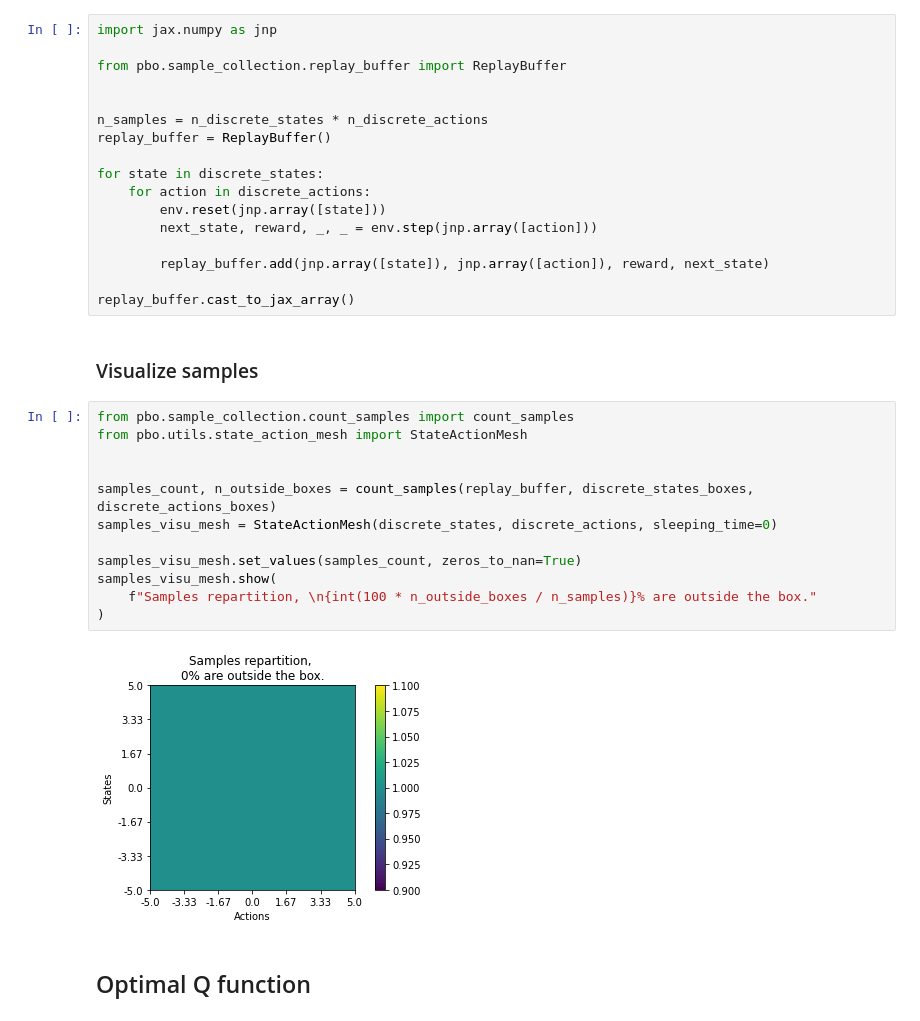
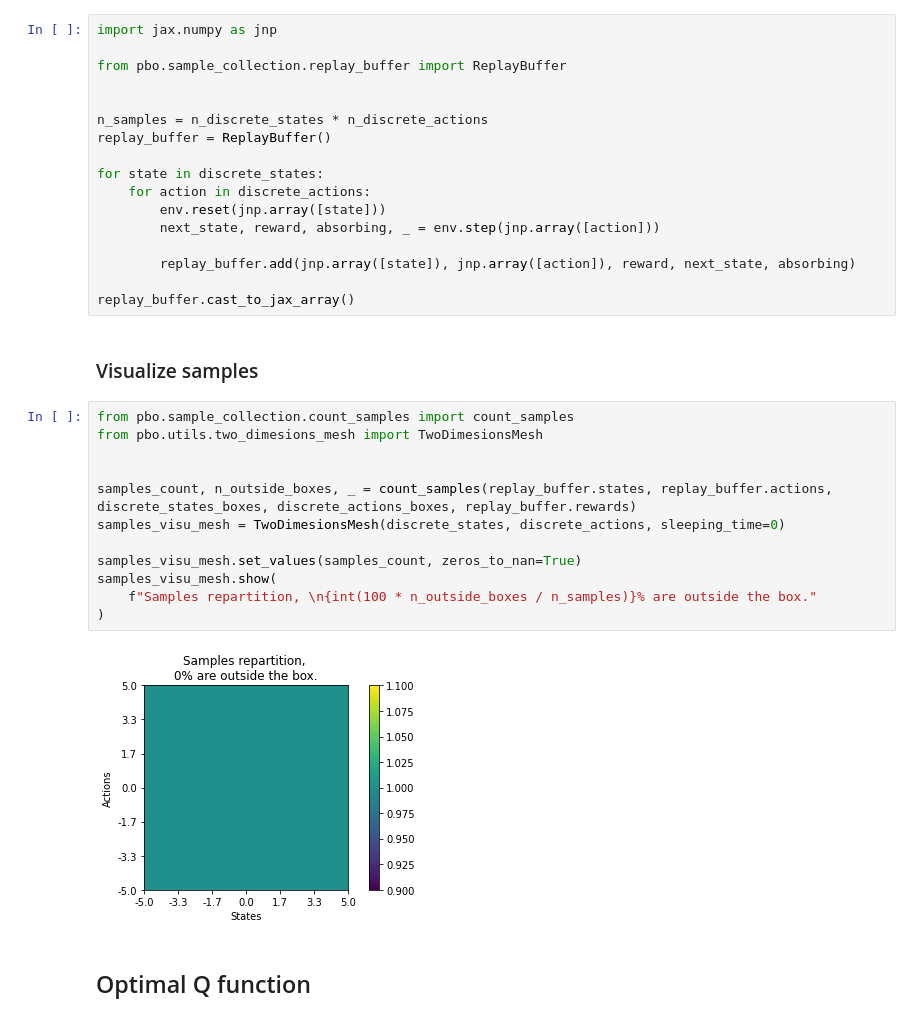
Before and after one commit to theovincent/PBO, a Jupyter notebook: pbo_lqr.ipynb, the cells around one changed output. Saved outputs shown, nothing was run; the diff lists cells and outputs as text.

```diff
--- a/pbo_lqr.ipynb
+++ b/pbo_lqr.ipynb
@@ -86,27 +92,27 @@ replay_buffer = ReplayBuffer()
 for state in discrete_states:
     for action in discrete_actions:
         env.reset(jnp.array([state]))
-        next_state, reward, _, _ = env.step(jnp.array([action]))
+        next_state, reward, absorbing, _ = env.step(jnp.array([action]))
 
-        replay_buffer.add(jnp.array([state]), jnp.array([action]), reward, next_state)
+        replay_buffer.add(jnp.array([state]), jnp.array([action]), reward, next_state, absorbing)
 
 replay_buffer.cast_to_jax_array()
 # %% [markdown]
 ### Visualize samples
 # %%
 from pbo.sample_collection.count_samples import count_samples
-from pbo.utils.state_action_mesh import StateActionMesh
+from pbo.utils.two_dimesions_mesh import TwoDimesionsMesh
 
 
-samples_count, n_outside_boxes = count_samples(replay_buffer, discrete_states_boxes, discrete_actions_boxes)
-samples_visu_mesh = StateActionMesh(discrete_states, discrete_actions, sleeping_time=0)
+samples_count, n_outside_boxes, _ = count_samples(replay_buffer.states, replay_buffer.actions, discrete_states_boxes, discrete_actions_boxes, replay_buffer.rewards)
+samples_visu_mesh = TwoDimesionsMesh(discrete_states, discrete_actions, sleeping_time=0)
 
 samples_visu_mesh.set_values(samples_count, zeros_to_nan=True)
 samples_visu_mesh.show(
     f"Samples repartition, \n{int(100 * n_outside_boxes / n_samples)}% are outside the box."
 )
 # %% [output]
-[figure, old version]
+[figure, new version]
 # %% [markdown]
 ## Optimal Q function
 # %%
```
Also changed, not shown: parts of 26 cells of this notebook, 10 other files.
